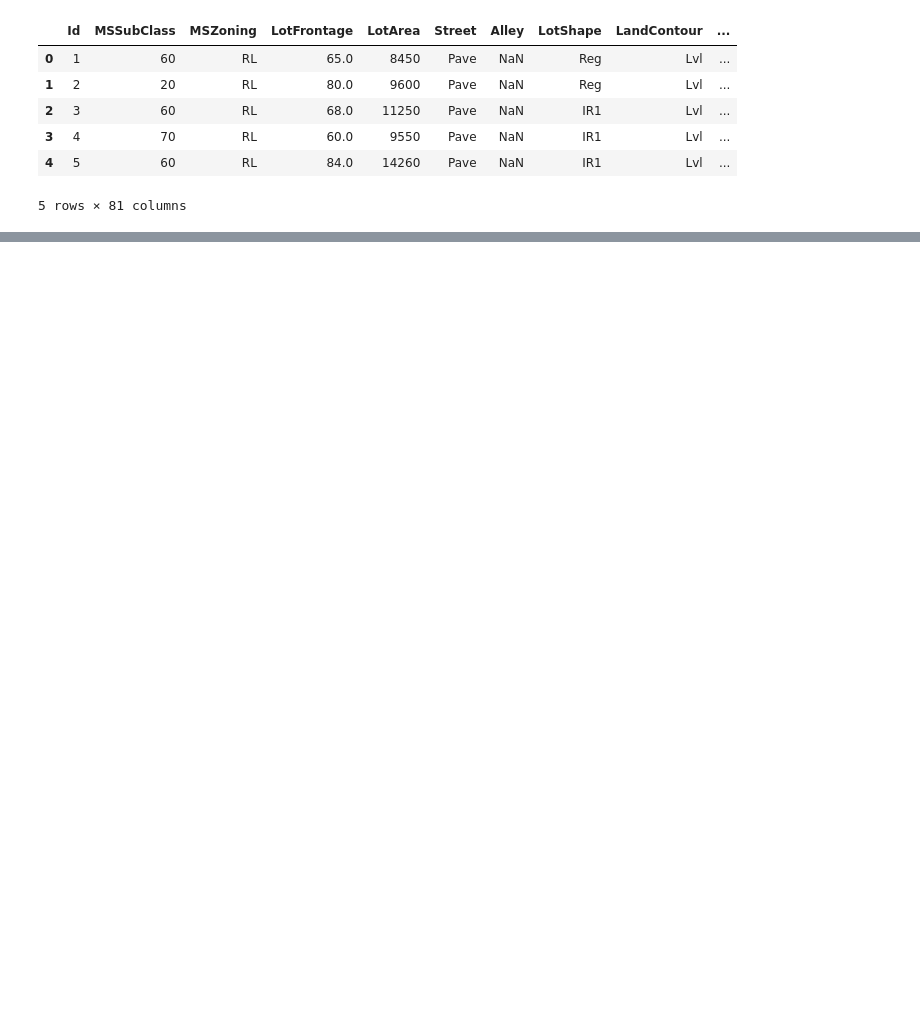
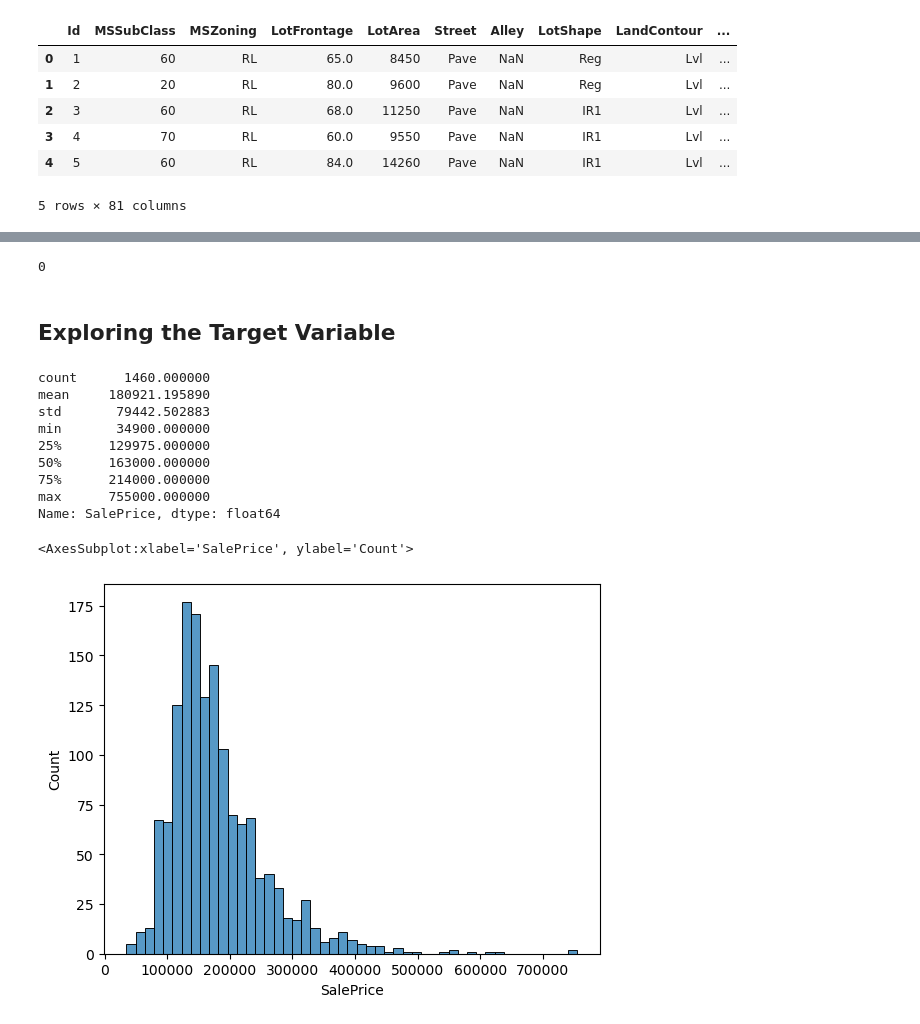
Before and after one commit to taaaraaa/lighthouse-data-notes, a Jupyter notebook: EDA/Data Exploration.ipynb, the cells around one changed output, grey strips where cells are left out. Drawn from its saved outputs; the diff is of its cells as text; code cells hidden in the pictures; blank space fills up the shorter version.

```diff
--- a/EDA/Data Exploration.ipynb
+++ b/EDA/Data Exploration.ipynb
@@ -17,0 +54,30 @@ df_train.head()
+# %%
+# check for duplicates for Id
+idsUnique = len(set(df_train.Id))
+idsTotal = df_train.shape[0]
+idsdupe = idsTotal - idsUnique
+print(idsdupe)
+# drop id col
+df_train.drop(['Id'],axis =1,inplace=True)
+# %% [output]
+0
+# %% [markdown]
+## Exploring the Target Variable
+# %%
+# descriptive statistics
+a=df_train['SalePrice'].describe()
+print (a)
+# histogram
+sns.histplot(df_train['SalePrice'])
+# %% [output]
+count      1460.000000
+mean     180921.195890
+std       79442.502883
+min       34900.000000
+25%      129975.000000
+50%      163000.000000
+75%      214000.000000
+max      755000.000000
+Name: SalePrice, dtype: float64
+<AxesSubplot:xlabel='SalePrice', ylabel='Count'>
+[figure, added]
```
Also changed, not shown: parts of 12 cells of this notebook, 2 other files.
